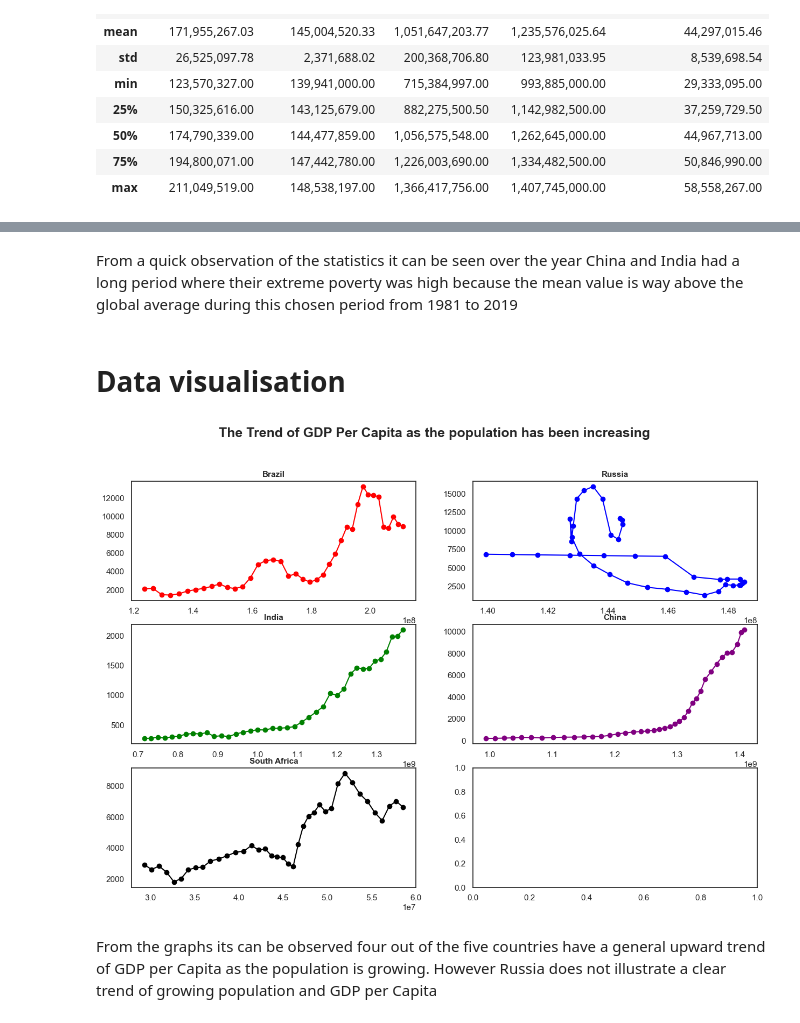
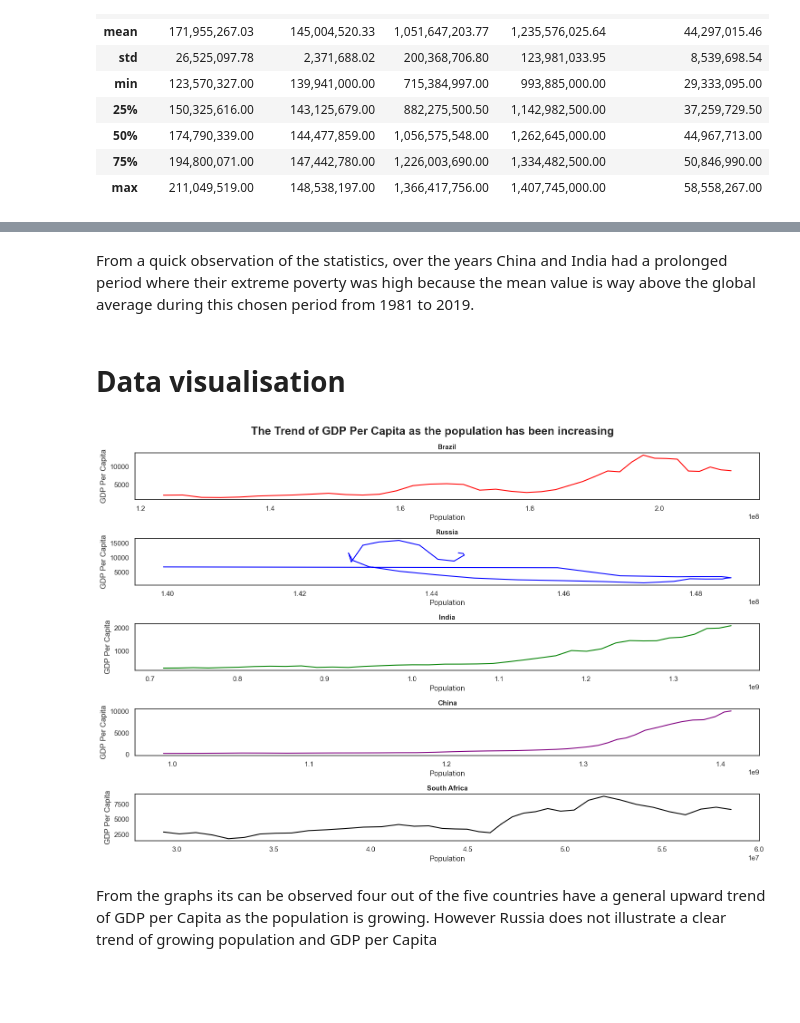
Before and after one commit to NigelGondo/Portfolio_Projects, a Jupyter notebook: Regression analysis of extreme poverty and GDP per Capita.ipynb, the cells around one changed output, grey strips where cells are left out. Cells and saved outputs as stored; diff of their text form; code cells hidden in the pictures; blank space fills up the shorter version.

```diff
--- a/Regression analysis of extreme poverty and GDP per Capita.ipynb
+++ b/Regression analysis of extreme poverty and GDP per Capita.ipynb
@@ -116,7 +141,12 @@ df_gdp_world_clean.rename(columns = {259:'World GDP'}, inplace= True)
 df_gdp_world_clean.index.names = ['Year']
 # %%
 #Concatenating the data frames to make one data frame for GDP
-df_gdp_brics = pd.concat([df_gdp_bra_clean, df_gdp_rus_clean, df_gdp_ind_clean, df_gdp_chi_clean, df_gdp_rsa_clean], axis = 1)
+df_gdp_brics = pd.concat([df_gdp_bra_clean,
+                          df_gdp_rus_clean,
+                          df_gdp_ind_clean,
+                          df_gdp_chi_clean,
+                          df_gdp_rsa_clean],
+                          axis = 1)
 df_gdp_brics.tail()
 # %% [output]
 |  | Brazil GDP | Russia GDP | India GDP | China GDP | South Africa GDP |
@@ -347,7 +403,12 @@ World Population    float64
 dtype: object
 # %%
 #Concatenating the dataframes
-df_pop_brics = pd.concat([df_pop_bra_clean, df_pop_rus_clean, df_pop_ind_clean, df_pop_chi_clean, df_pop_rsa_clean], axis = 1)
+df_pop_brics = pd.concat([df_pop_bra_clean,
+                          df_pop_rus_clean,
+                          df_pop_ind_clean,
+                          df_pop_chi_clean,
+                          df_pop_rsa_clean],
+                         axis = 1)
 df_pop_brics.tail()
 # %% [output]
 |  | Brazil Population | Russia Population | India Population | China Population | South Africa Population |
@@ -618,29 +690,64 @@ df_poverty_world.describe()
 # %% [markdown]
-From a quick observation of the statistics it can be seen over the year China and India had a long period where their extreme poverty was high because the mean value is way above the global average during this chosen period from 1981 to 2019
+From a quick observation of the statistics, over the years China and India had a prolonged period where their extreme poverty was high because the mean value is way above the global average during this chosen period from 1981 to 2019.
 # %% [markdown]
 # Data visualisation
 # %%
 #Creating small multiples line chart to analyse trend of growing population and gdp per capita
+fig, ax = plt.subplots(5)
 
-fig, ax = plt.subplots(3,2)
+ax[0].plot(df_pop_brics_final['Brazil Population'],
+           df_GDP_per_Capita_brics['Brazil GDP per Capita'],
+           color = 'red')
+ax[0].set_title('Brazil',
+                   fontsize = 11,
+                   fontweight = 'bold')
+ax[0].set_xlabel('Population')
+ax[0].set_ylabel('GDP Per Capita')
 
-ax[0, 0].plot(df_pop_brics_final['Brazil Population'], df_GDP_per_Capita_brics['Brazil GDP per Capita'], color = 'red', marker = 'o')
-ax[0, 0].set_title('Brazil', fontsize = 11, fontweight = 'bold')
-ax[0, 1].plot(df_pop_brics_final['Russia Population'], df_GDP_per_Capita_brics['Russia GDP per Capita'], color = 'blue', marker = 'o')
-ax[0, 1].set_title('Russia', fontsize = 11, fontweight = 'bold')
-ax[1, 0].plot(df_pop_brics_final['India Population'], df_GDP_per_Capita_brics['India GDP per Capita'], color = 'green', marker = 'o')
-ax[1, 0].set_title('India', fontsize = 11, fontweight = 'bold')
-ax[1, 1].plot(df_pop_brics_final['China Population'], df_GDP_per_Capita_brics['China GDP per Capita'], color = 'purple', marker = 'o')
-ax[1, 1].set_title('China', fontsize = 11, fontweight = 'bold')
-ax[2, 0].plot(df_pop_brics_final['South Africa Population'], df_GDP_per_Capita_brics['South Africa GDP per Capita'], color = 'black', marker = 'o')
-ax[2, 0].set_title('South Africa', fontsize = 11, fontweight = 'bold')
+ax[1].plot(df_pop_brics_final['Russia Population'],
+              df_GDP_per_Capita_brics['Russia GDP per Capita'],
+              color = 'blue')
+ax[1].set_title('Russia',
+                   fontsize = 11,
+                   fontweight = 'bold')
+ax[1].set_xlabel('Population')
+ax[1].set_ylabel('GDP Per Capita')
 
-plt.suptitle('The Trend of GDP Per Capita as the population has been increasing', fontsize = 18, fontweight = 'bold')
+ax[2].plot(df_pop_brics_final['India Population'],
+              df_GDP_per_Capita_brics['India GDP per Capita'],
+              color = 'green')
+ax[2].set_title('India',
+                fontsize = 11,
+                fontweight = 'bold')
+ax[2].set_xlabel('Population')
+ax[2].set_ylabel('GDP Per Capita')
 
+ax[3].plot(df_pop_brics_final['China Population'],
+           df_GDP_per_Capita_brics['China GDP per Capita'],
+           color = 'purple')
+ax[3].set_title('China',
+                fontsize = 11,
+                fontweight = 'bold')
+ax[3].set_xlabel('Population')
+ax[3].set_ylabel('GDP Per Capita')
+
+ax[4].plot(df_pop_brics_final['South Africa Population'],
+           df_GDP_per_Capita_brics['South Africa GDP per Capita'],
+           color = 'black')
+ax[4].set_title('South Africa',
+                fontsize = 11,
+                fontweight = 'bold')
+ax[4].set_xlabel('Population')
+ax[4].set_ylabel('GDP Per Capita')
+plt.suptitle('The Trend of GDP Per Capita as the population has been increasing',
+             fontsize = 18,
+             fontweight = 'bold')
+
+plt.tight_layout()
 
 plt.show()
 # %% [output]
-[figure, old version]
+[figure, new version]
 # %% [markdown]
 From the graphs its can be observed four out of the five countries have a general upward trend of GDP per Capita as the population is growing. However Russia does not illustrate a clear trend of growing population and GDP per Capita
 # %%
```
Also changed, not shown: parts of 34 cells of this notebook.
